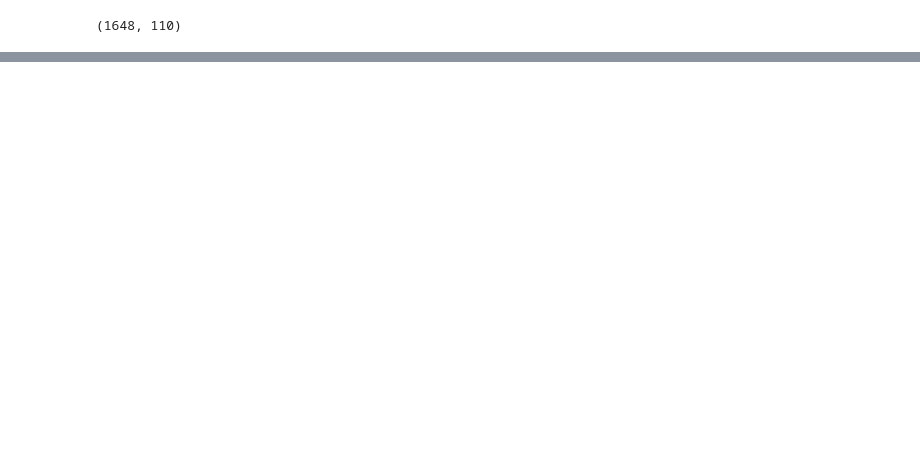
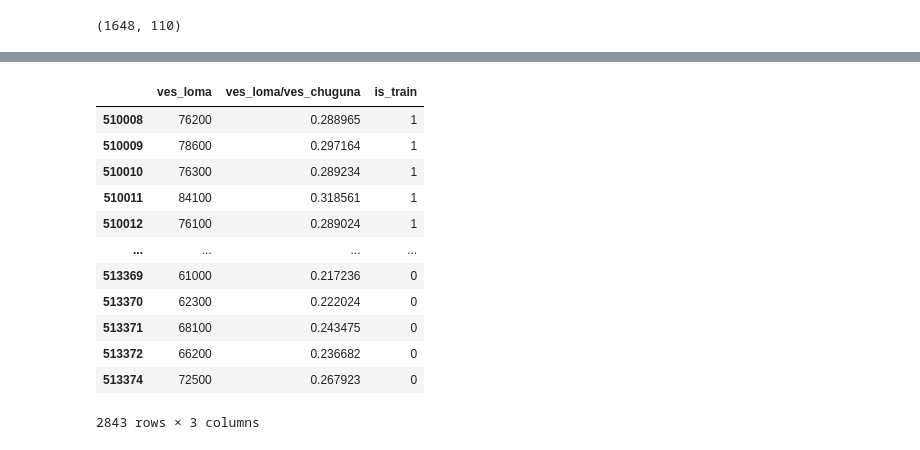
Before and after one commit to i-vainn/evraz_ai_hack, a Jupyter notebook: plavki/xgboost.ipynb, the cells around one changed output, grey strips where cells are left out. Drawn from its saved outputs; the diff is of its cells as text; code cells hidden in the pictures; blank space fills up the shorter version.

```diff
--- a/plavki/xgboost.ipynb
+++ b/plavki/xgboost.ipynb
@@ -279,0 +323,2 @@ x_train.shape
+# %%
+lom_data = lom_transform(lom_train, lom_test, chugun_train, chugun_test)
@@ -279,0 +359,16 @@ x_train.shape
+# %%
+lom_data
+# %% [output]
+|  | ves_loma | ves_loma/ves_chuguna | is_train |
+| 510008 | 76200 | 0.288965 | 1 |
+| 510009 | 78600 | 0.297164 | 1 |
+| 510010 | 76300 | 0.289234 | 1 |
+| 510011 | 84100 | 0.318561 | 1 |
+| 510012 | 76100 | 0.289024 | 1 |
+| ... | ... | ... | ... |
+| 513369 | 61000 | 0.217236 | 0 |
+| 513370 | 62300 | 0.222024 | 0 |
+| 513371 | 68100 | 0.243475 | 0 |
+| 513372 | 66200 | 0.236682 | 0 |
+| 513374 | 72500 | 0.267923 | 0 |
+2843 rows × 3 columns
```
Also changed, not shown: parts of 18 cells of this notebook, 5 other files.
